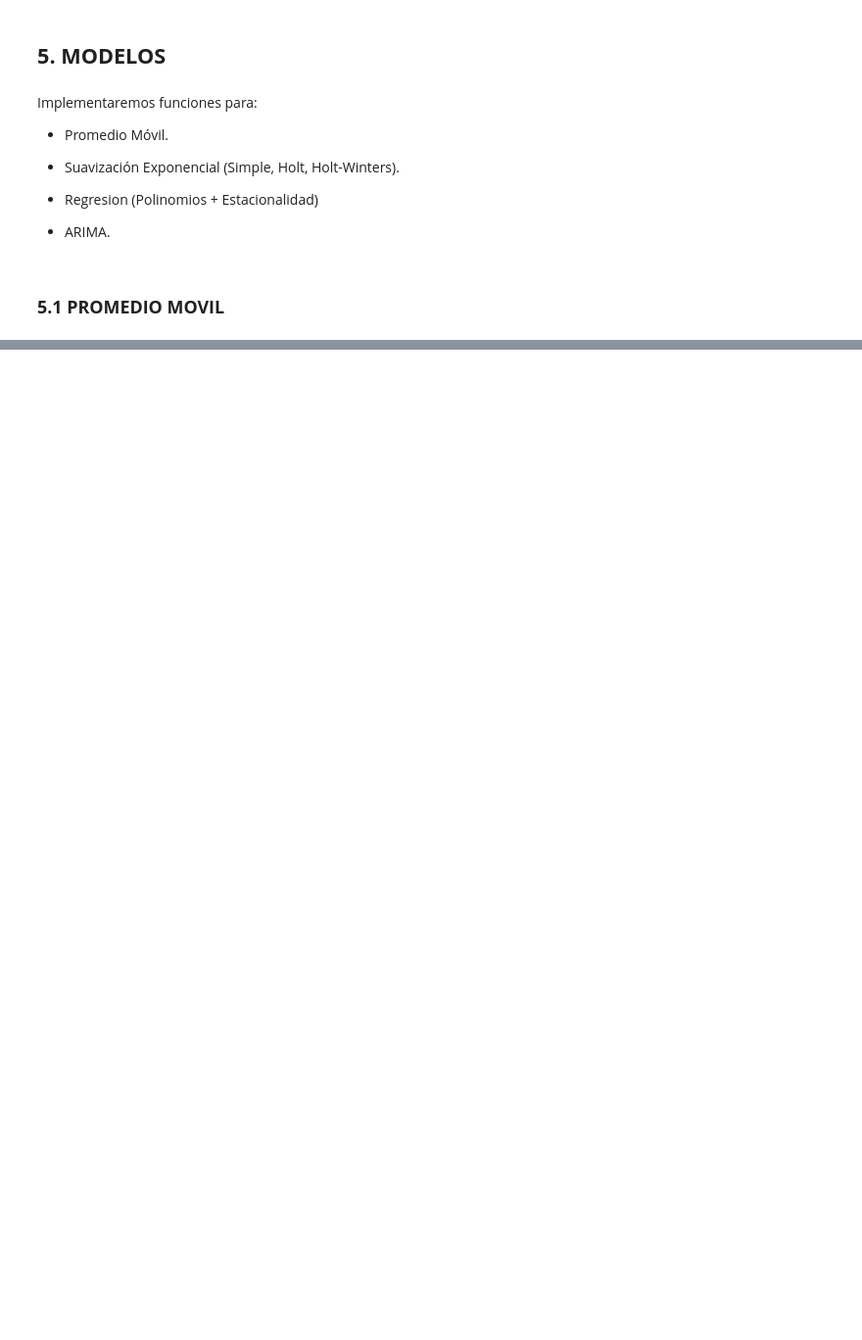
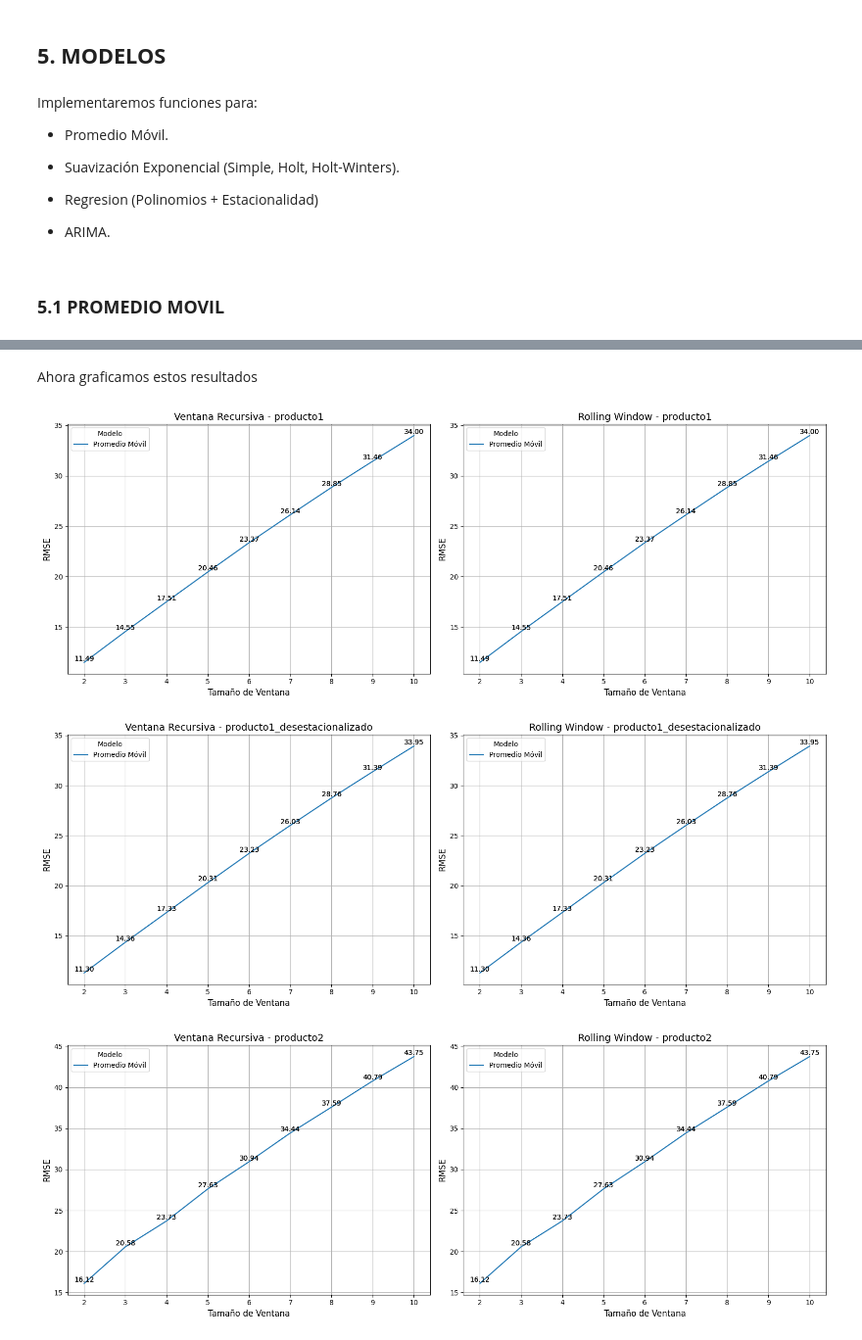
Before and after one commit to alfa7g7/Fundamentos-analitica-II, a Jupyter notebook: UNIDAD I/Clase 4/Daniel-Fabian-Parcial-practico.ipynb, the cells around one changed output, grey strips where cells are left out. Shown at 98% size. Cells and saved outputs as stored; diff of their text form; code cells hidden in the pictures; blank space fills up the shorter version.

```diff
--- a/UNIDAD I/Clase 4/Daniel-Fabian-Parcial-practico.ipynb
+++ b/UNIDAD I/Clase 4/Daniel-Fabian-Parcial-practico.ipynb
@@ -381,0 +791,9 @@ print(f"Pronóstico un mes adelante para producto2: {forecast_producto2}")
+# %% [markdown]
+Ahora graficamos estos resultados
+# %%
+# Llamar a la función para graficar el DataFrame con gráficos separados por serie y protocolo
+graficar_separado_por_protocolo_y_serie(resultados_df)
+# %% [output]
+[figure, added]
+[figure, added]
+[figure, added]
```
Also changed, not shown: parts of 44 cells of this notebook.
